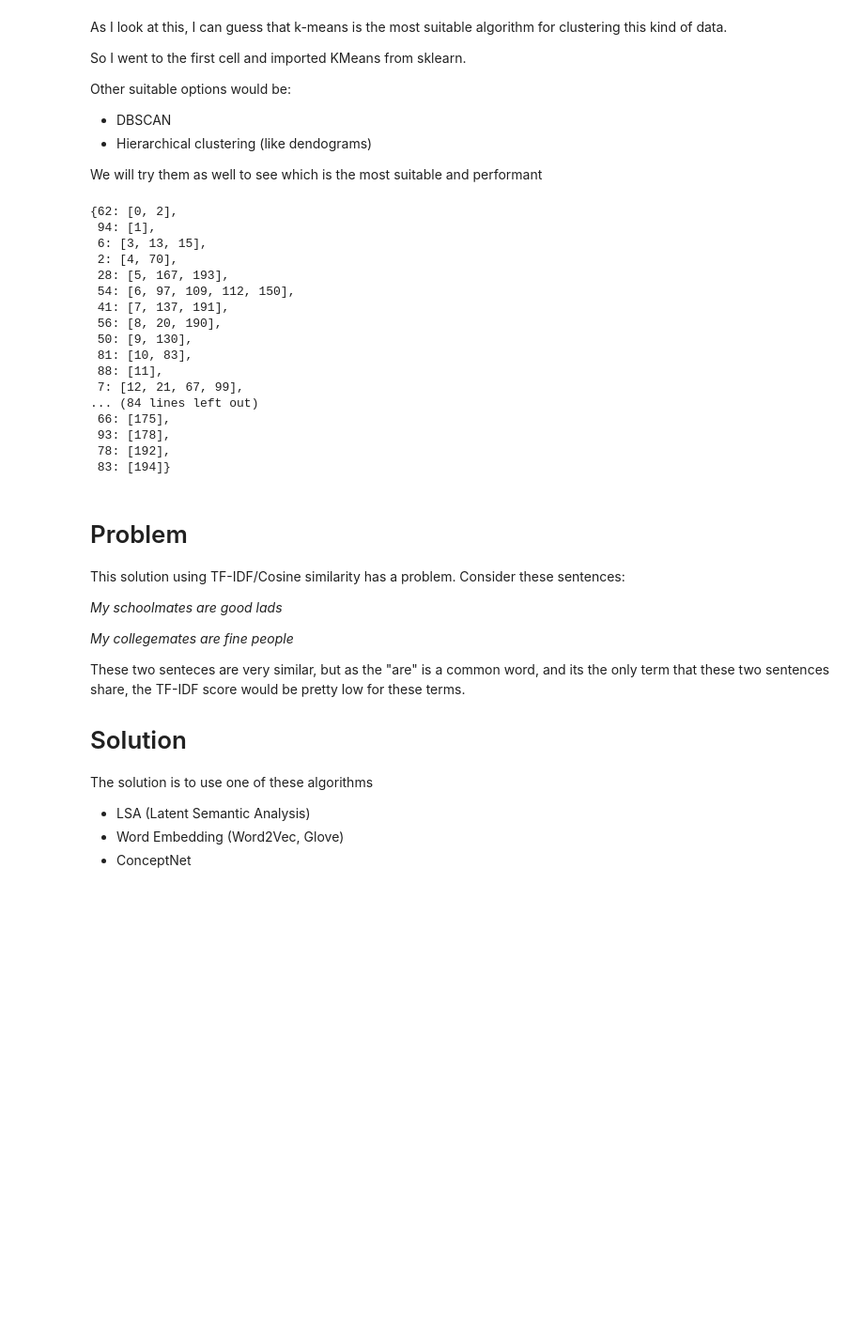
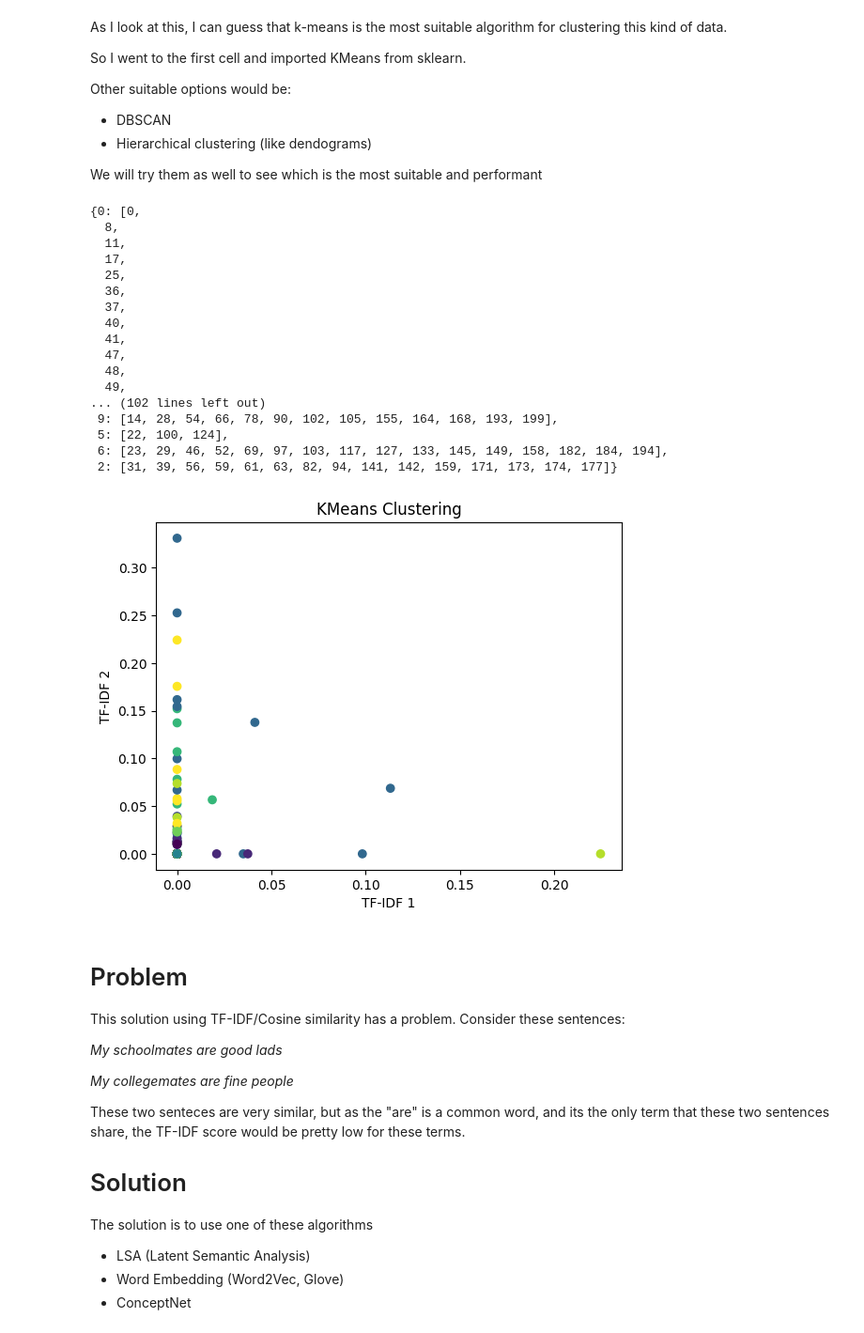
Before and after one commit to nimaaskarian/aes, a Jupyter notebook: main.ipynb, the cells around one changed output. Shown at 94% size. Drawn from its saved outputs; the diff is of its cells as text; code cells hidden in the pictures; blank space fills up the shorter version.

Commit message:
Trying to figure out what the hell should we do

```diff
--- a/main.ipynb
+++ b/main.ipynb
@@ -35,28 +54,36 @@ Other suitable options would be:
 
 We will try them as well to see which is the most suitable and performant
 # %%
-k = 100
-clusters = ClusterKmeans(similarities, k).clusters
+k = 10
+clusterer = ClusterKmeans(similarities, k)
 
-clusters
+clusterer.clusters
 # %% [output]
-{62: [0, 2],
- 94: [1],
- 6: [3, 13, 15],
- 2: [4, 70],
- 28: [5, 167, 193],
- 54: [6, 97, 109, 112, 150],
- 41: [7, 137, 191],
- 56: [8, 20, 190],
- 50: [9, 130],
- 81: [10, 83],
- 88: [11],
- 7: [12, 21, 67, 99],
-... (84 lines left out)
- 66: [175],
- 93: [178],
- 78: [192],
- 83: [194]}
+{0: [0,
+  8,
+  11,
+  17,
+  25,
+  36,
+  37,
+  40,
+  41,
+  47,
+  48,
+  49,
+... (102 lines left out)
+ 9: [14, 28, 54, 66, 78, 90, 102, 105, 155, 164, 168, 193, 199],
+ 5: [22, 100, 124],
+ 6: [23, 29, 46, 52, 69, 97, 103, 117, 127, 133, 145, 149, 158, 182, 184, 194],
+ 2: [31, 39, 56, 59, 61, 63, 82, 94, 141, 142, 159, 171, 173, 174, 177]}
+# %%
+plt.scatter(dp.document_tfidfs.toarray()[:, 0], dp.document_tfidfs.toarray()[:, 1], c=clusterer.labels)
+plt.xlabel('TF-IDF 1')
+plt.ylabel('TF-IDF 2')
+plt.title('KMeans Clustering')
+plt.show()
+# %% [output]
+[figure, added]
 # %% [markdown]
 # Problem
 This solution using TF-IDF/Cosine similarity has a problem. Consider these sentences:
```
Also changed, not shown: parts of 5 cells of this notebook, 1 other file.
